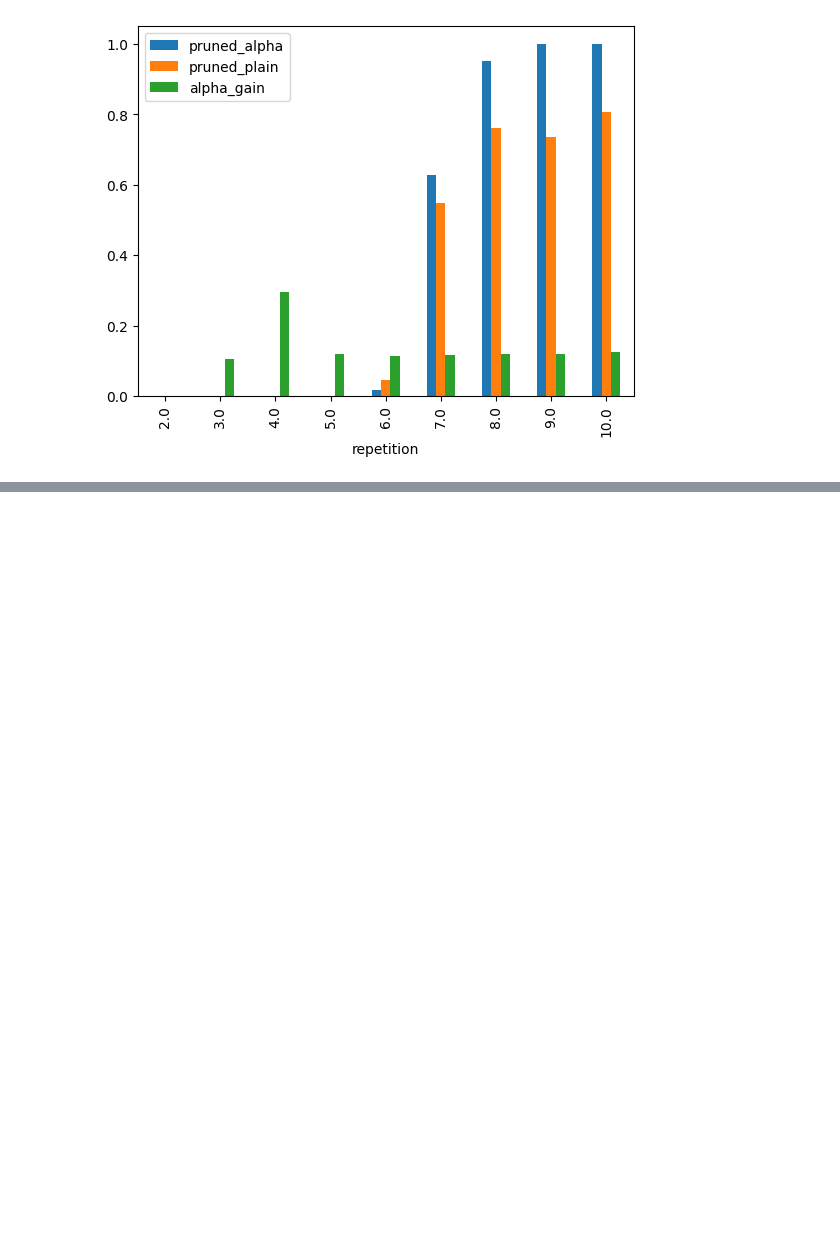
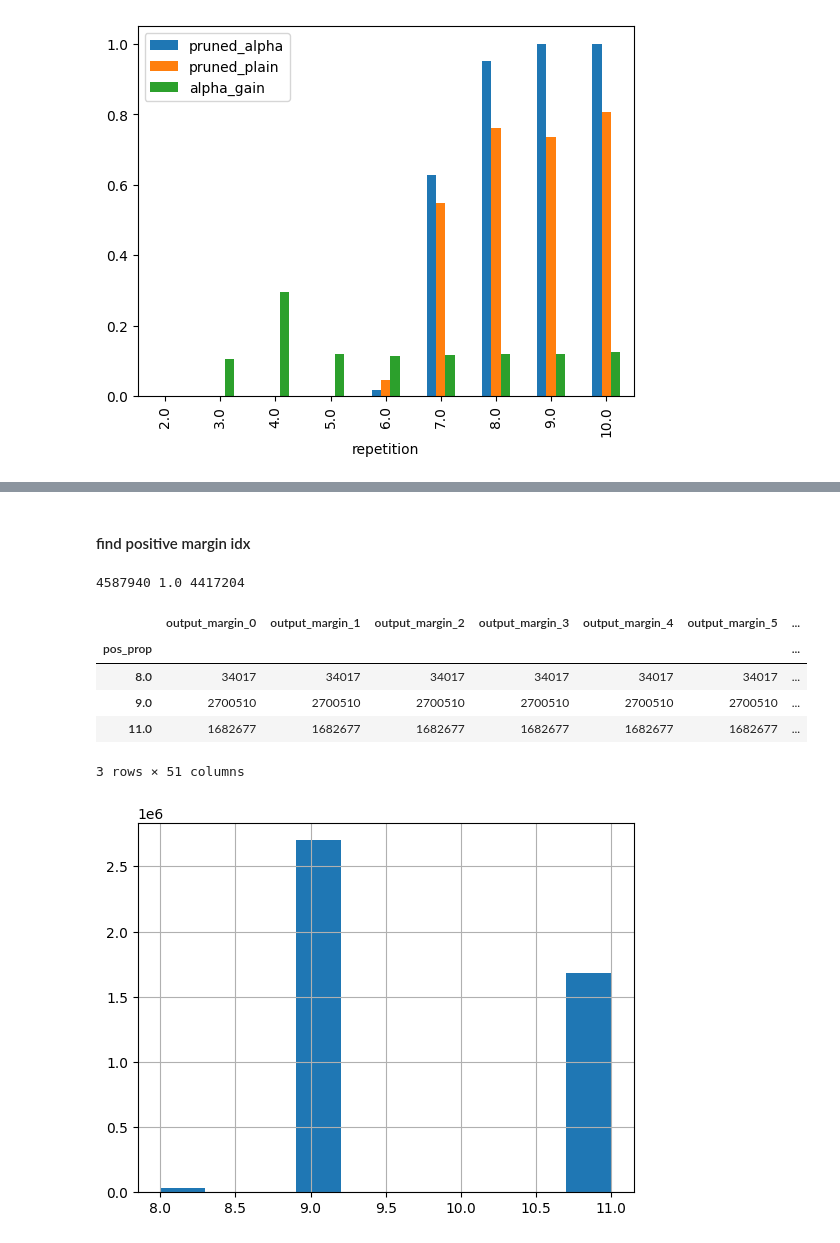
Before and after one commit to mhmd97z/alpha-beta-CROWN, a Jupyter notebook: complete_verifier/input_split/pickled_analysis.ipynb, the cells around one changed output, grey strips where cells are left out. Cells and saved outputs as stored; diff of their text form; code cells hidden in the pictures; blank space fills up the shorter version.

```diff
--- a/complete_verifier/input_split/pickled_analysis.ipynb
+++ b/complete_verifier/input_split/pickled_analysis.ipynb
@@ -32,17 +29,9 @@ pdf.size, pdf[(pdf['pruned_plain'] == 1)].size
 # %%
-path = "/home/mzi/sys-rl-verif/alpha-beta-CROWN/complete_verifier/input_split/pickled/take_2_alpha_alternate_90_2_10_10_in19_lower04_upper06_eps001_out15_0_14/{}.pickle"
+path = "/home/mzi/verif/alpha-beta-CROWN/complete_verifier/input_split/pickled/take_2_alpha_alternate_90_2_10_10_in19_lower04_upper06_eps001_out15_0_14/{}.pickle"
 pdf_all = read_instance(path=path.format(0))[['pruned_plain', 'pruned_alpha', 'repetition']]
-domains_count = 1
-plain_prune_ratio_list = []
-alpha_gain_list = []
-alpha_loss_list = []
+pdf_all['iteration'] = 0
 
 for i in range(1, 1700):
     pdf = read_instance(path=path.format(i))[['pruned_plain', 'pruned_alpha', 'repetition']]
+    pdf['iteration'] = i
     pdf_all = pd.concat([pdf, pdf_all])
-    # plain_prune_ratio = pdf[(pdf['pruned_plain'] == 1)].size / pdf.size
-    # alpha_gain = pdf[(pdf['pruned_alpha'] == 1) & (pdf['pruned_plain'] == 0)].size / pdf.size
-    # alpha_loss = pdf[(pdf['pruned_alpha'] == 0) & (pdf['pruned_plain'] == 1)].size / pdf.size
-    # plain_prune_ratio_list.append(plain_prune_ratio)
-    # alpha_gain_list.append(alpha_gain)
-    # alpha_loss_list.append(alpha_loss)
@@ -70,0 +158,8 @@ plt.show()
+# %%
+pdf_all = read_instance(path=path.format(0))
+pdf_all['iteration'] = 0
+
+for i in range(1, 1700, 100):
+    pdf = read_instance(path=path.format(i))
+    pdf['iteration'] = i
+    pdf_all = pd.concat([pdf, pdf_all])
@@ -70,0 +183,27 @@ plt.show()
+# %% [markdown]
+#### find positive margin idx
+# %%
+def locate_pos(row):
+    for i in range(28):
+        if row[f'output_margin_{i}'] > 0:
+            return i
+
+    return None
+
+pdf_all['pos_prop'] = pdf_all.apply(locate_pos, axis=1)
+pdf_pruned = pdf_all.dropna()
+
+print(pdf_all.shape[0], pdf_all[['pos_prop']].isnull().shape[0] / pdf_all.shape[0], pdf_pruned.shape[0])
+# %% [output]
+4587940 1.0 4417204
+# %%
+pdf_pruned['pos_prop'].hist()
+pdf_pruned.groupby('pos_prop').count()
+# %% [output]
+|  | output_margin_0 | output_margin_1 | output_margin_2 | output_margin_3 | output_margin_4 | output_margin_5 | ... |
+| pos_prop |  |  |  |  |  |  | ... |
+| 8.0 | 34017 | 34017 | 34017 | 34017 | 34017 | 34017 | ... |
+| 9.0 | 2700510 | 2700510 | 2700510 | 2700510 | 2700510 | 2700510 | ... |
+| 11.0 | 1682677 | 1682677 | 1682677 | 1682677 | 1682677 | 1682677 | ... |
+3 rows × 51 columns
+[figure, added]
```
Also changed, not shown: parts of 19 cells of this notebook.
